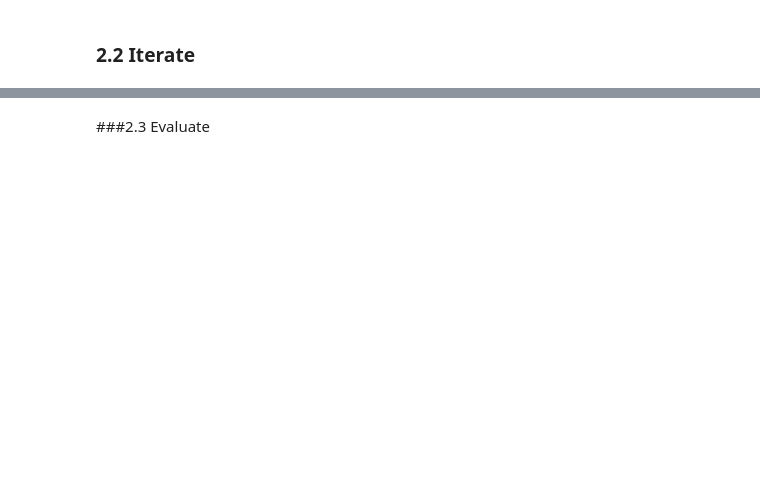
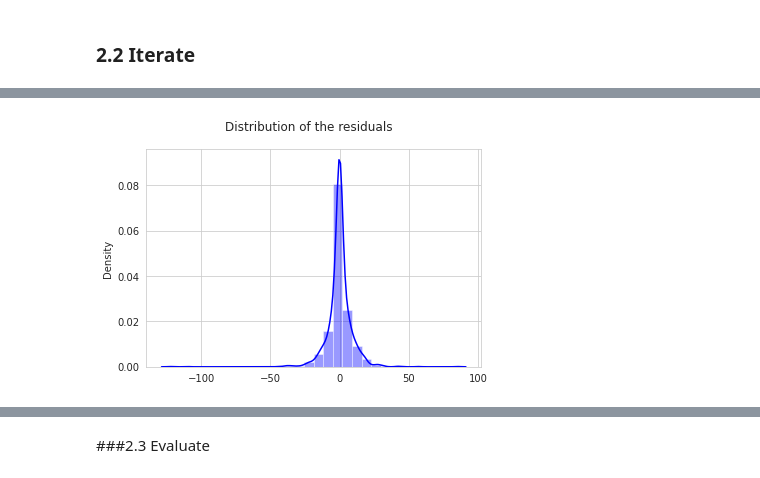
Before and after one commit to SawsanYusuf/The_Price_of_Netflix_Stocks, a Jupyter notebook: NFLX_Stocks_Autoregressive_Model.ipynb, the cells around one changed output, grey strips where cells are left out. Saved outputs shown, nothing was run; the diff lists cells and outputs as text; code cells hidden in the pictures; blank space fills up the shorter version.

```diff
--- a/NFLX_Stocks_Autoregressive_Model.ipynb
+++ b/NFLX_Stocks_Autoregressive_Model.ipynb
@@ -122,4 +141,10 @@ Date
 Freq: D, dtype: float64
+# %%
+sns.set_style('whitegrid')
+plt.suptitle("Distribution of the residuals")
+sns.distplot(y_train_resid, color='b', bins = 30, kde = True);
+# %% [output]
+[figure, added]
 # %%
 y_train_resid.hist()
 plt.xlabel("Residual value")
```
Also changed, not shown: parts of 15 cells of this notebook.
